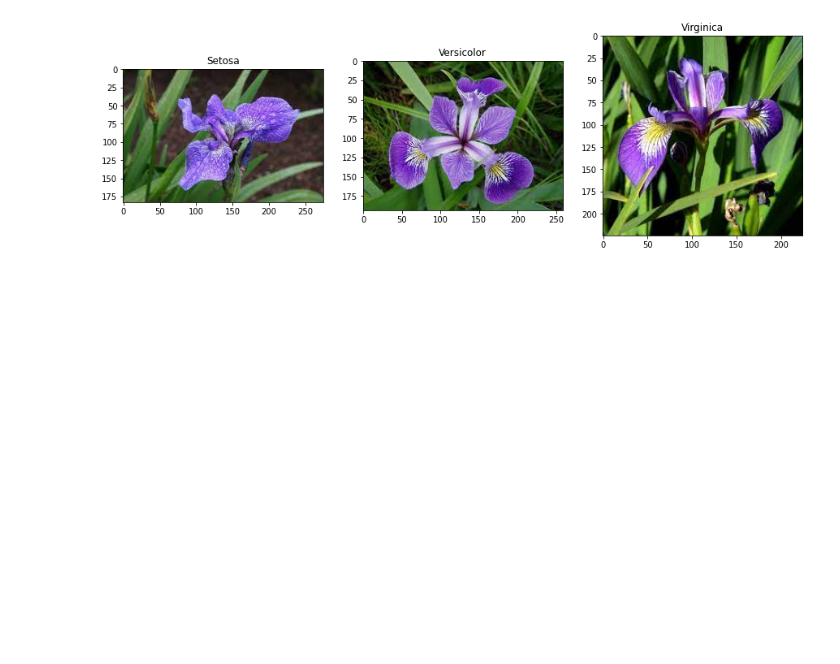
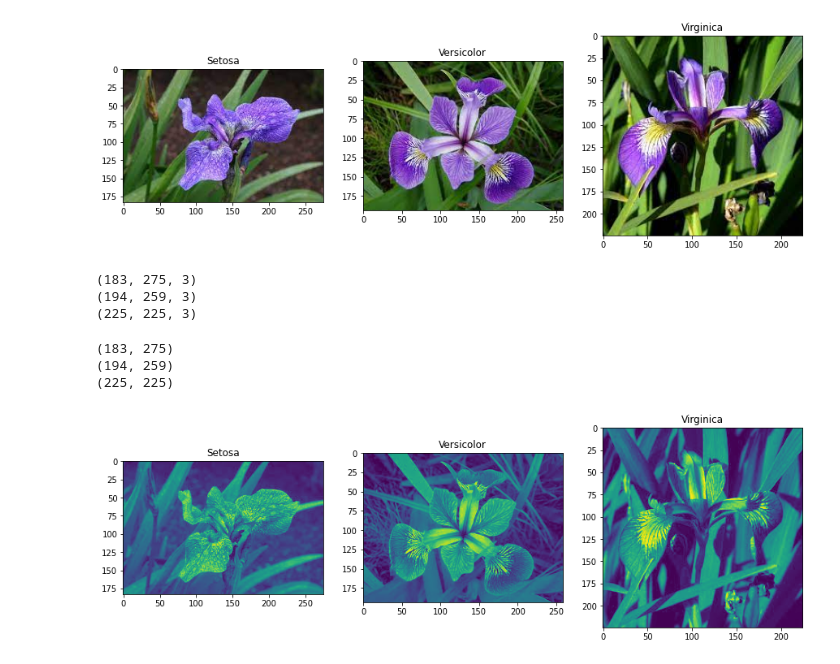
Before and after one commit to AdsonRoberto/Reducao_dimensionalidade_PCA_e_LDA, a Jupyter notebook: analise_PCA_LDA.ipynb, the cells around one changed output. Cells and saved outputs as stored; diff of their text form; code cells hidden in the pictures; blank space fills up the shorter version.

Commit message:
convertendo do channel rgb para gray e visualizando imagens

```diff
--- a/analise_PCA_LDA.ipynb
+++ b/analise_PCA_LDA.ipynb
@@ -192,3 +192,39 @@ plt.imshow (virginica)
 plt.show ()
 # %% [output]
 [figure]
+# %%
+print(setosa.shape)
+print(versicolor.shape)
+print(virginica.shape)
+# %% [output]
+(183, 275, 3)
+(194, 259, 3)
+(225, 225, 3)
+# %%
+# Convertendo do channel 3(rgb) para 1 channel(gray)
+gray_setosa = cv2.cvtColor(setosa, cv2.COLOR_BGR2GRAY)
+gray_versicolor = cv2.cvtColor(versicolor, cv2.COLOR_BGR2GRAY)
+gray_virginica = cv2.cvtColor(virginica, cv2.COLOR_BGR2GRAY)
+
+print(gray_setosa.shape)
+print(gray_versicolor.shape)
+print(gray_virginica.shape)
+# %% [output]
+(183, 275)
+(194, 259)
+(225, 225)
+# %%
+# Plotando as imagens
+fig = plt.figure (figsize = (15, 7.2))
+fig.add_subplot (131)
+plt.title ("Setosa")
+plt.imshow (gray_setosa)
+fig.add_subplot (132)
+plt.title ("Versicolor")
+plt.imshow (gray_versicolor)
+fig.add_subplot (133)
+plt.title ("Virginica")
+plt.imshow (gray_virginica)
+plt.show ()
+# %% [output]
+[figure, added]
```
